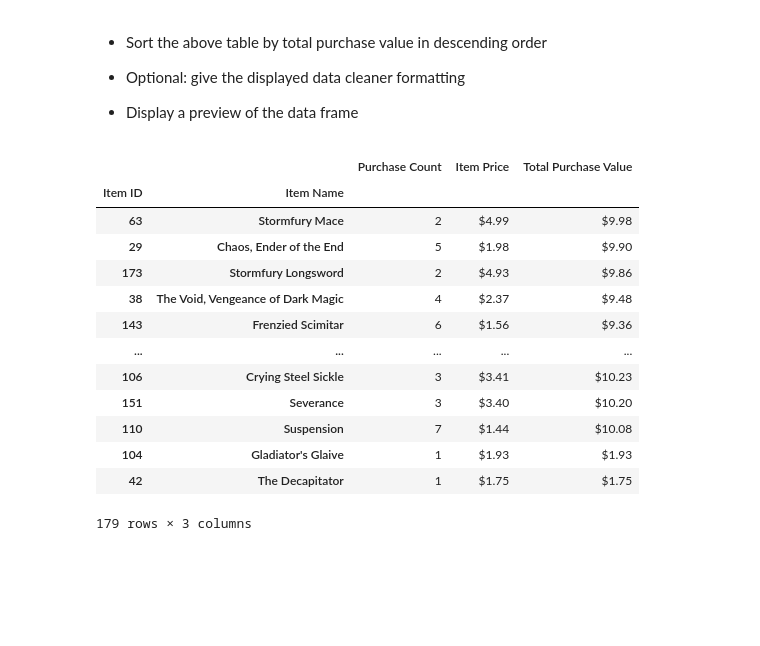
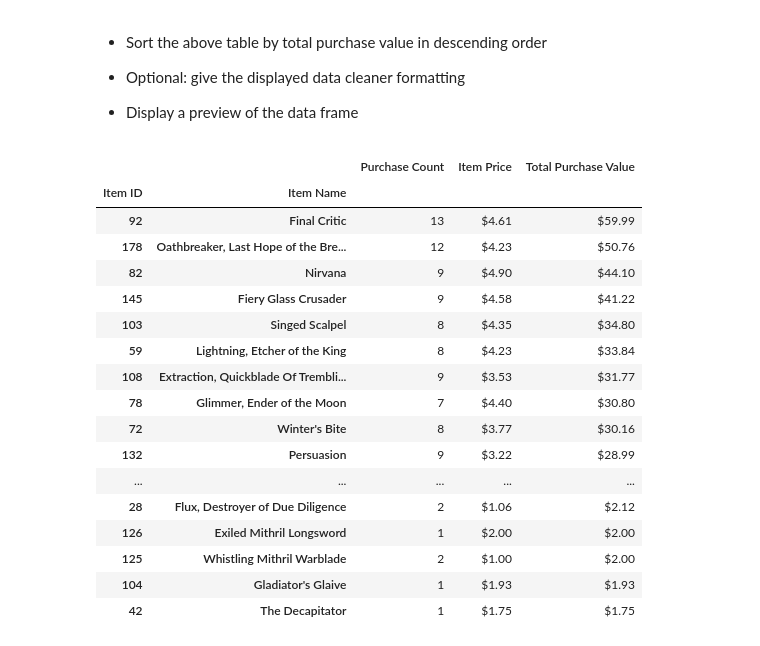
Before and after one commit to jinahporter/pandas-challenge, a Jupyter notebook: HeroesOfPymoli/HeroesOfPymoli_starter.ipynb, the cells around one changed output. Cells and saved outputs as stored; diff of their text form; code cells hidden in the pictures; blank space fills up the shorter version.

```diff
--- a/HeroesOfPymoli/HeroesOfPymoli_starter.ipynb
+++ b/HeroesOfPymoli/HeroesOfPymoli_starter.ipynb
@@ -474,22 +484,25 @@ items_analysis.sort_values("Purchase Count", ascending=False)
 
 
 * Display a preview of the data frame
-# %%
-profitable_items = items_analysis.sort_values("Total Purchase Value", ascending=False)
-profitable_items
-#why not printing out? -- ask during tutoring session
-# %% [output]
-|  |  | Purchase Count | Item Price | Total Purchase Value |
-| Item ID | Item Name |  |  |  |
-| 63 | Stormfury Mace | 2 | $4.99 | $9.98 |
-| 29 | Chaos, Ender of the End | 5 | $1.98 | $9.90 |
-| 173 | Stormfury Longsword | 2 | $4.93 | $9.86 |
-| 38 | The Void, Vengeance of Dark Magic | 4 | $2.37 | $9.48 |
-| 143 | Frenzied Scimitar | 6 | $1.56 | $9.36 |
-| ... | ... | ... | ... | ... |
-| 106 | Crying Steel Sickle | 3 | $3.41 | $10.23 |
-| 151 | Severance | 3 | $3.40 | $10.20 |
-| 110 | Suspension | 7 | $1.44 | $10.08 |
-| 104 | Gladiator's Glaive | 1 | $1.93 | $1.93 |
-| 42 | The Decapitator | 1 | $1.75 | $1.75 |
-179 rows × 3 columns
+# %%
+items_analysis2 = sort_by_count.sort_values("Total Purchase Value", ascending=False)
+items_analysis2.style.format({"Item Price":"${:,.2f}", "Total Purchase Value":"${:,.2f}"})
+# %% [output]
+|  |  | Purchase Count | Item Price | Total Purchase Value |
+| Item ID | Item Name |  |  |  |
+| 92 | Final Critic | 13 | $4.61 | $59.99 |
+| 178 | Oathbreaker, Last Hope of the Bre... | 12 | $4.23 | $50.76 |
+| 82 | Nirvana | 9 | $4.90 | $44.10 |
+| 145 | Fiery Glass Crusader | 9 | $4.58 | $41.22 |
+| 103 | Singed Scalpel | 8 | $4.35 | $34.80 |
+| 59 | Lightning, Etcher of the King | 8 | $4.23 | $33.84 |
+| 108 | Extraction, Quickblade Of Trembli... | 9 | $3.53 | $31.77 |
+| 78 | Glimmer, Ender of the Moon | 7 | $4.40 | $30.80 |
+| 72 | Winter's Bite | 8 | $3.77 | $30.16 |
+| 132 | Persuasion | 9 | $3.22 | $28.99 |
+| ... | ... | ... | ... | ... |
+| 28 | Flux, Destroyer of Due Diligence | 2 | $1.06 | $2.12 |
+| 126 | Exiled Mithril Longsword | 1 | $2.00 | $2.00 |
+| 125 | Whistling Mithril Warblade | 2 | $1.00 | $2.00 |
+| 104 | Gladiator's Glaive | 1 | $1.93 | $1.93 |
+| 42 | The Decapitator | 1 | $1.75 | $1.75 |
```
Also changed, not shown: parts of 2 cells of this notebook.
